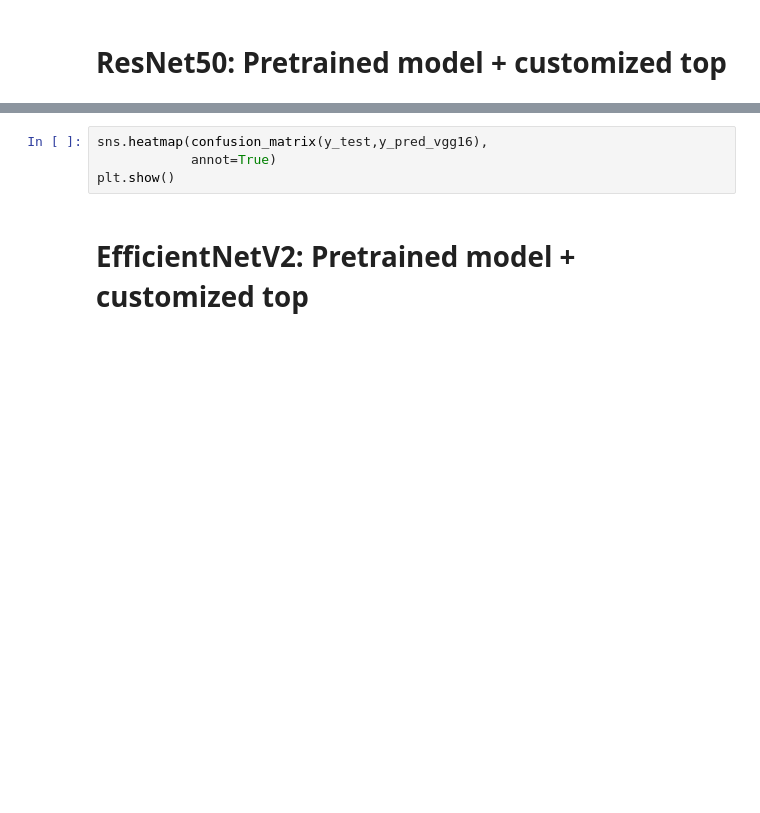
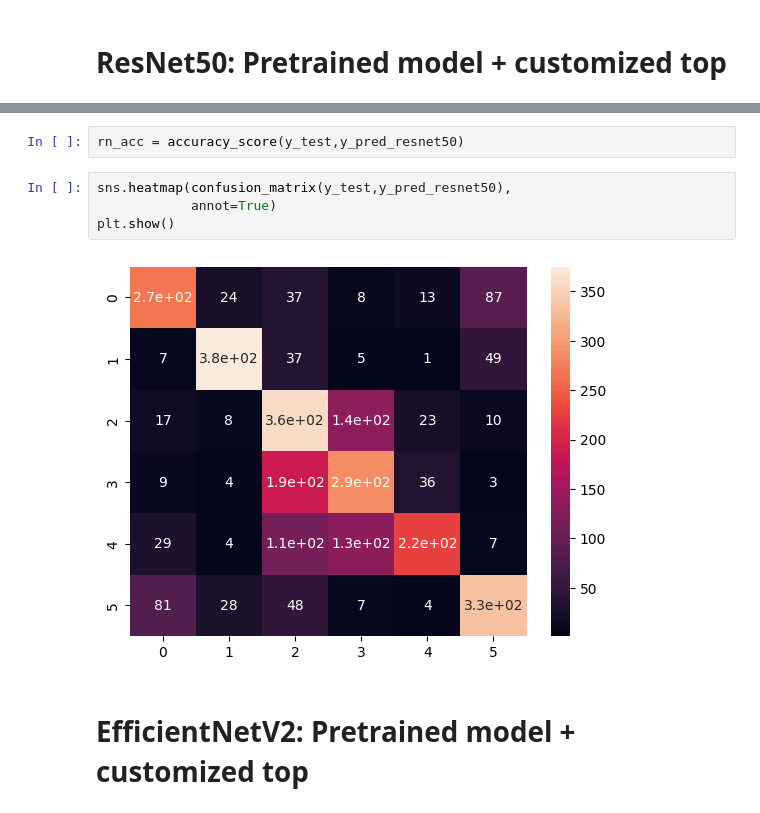
Before and after one commit to lorrespz/Image-Classification-Collection, a Jupyter notebook: natural-scenes-classification-resnet50-others.ipynb, the cells around one changed output, grey strips where cells are left out. Saved outputs shown, nothing was run; the diff lists cells and outputs as text; blank space fills up the shorter version.

```diff
--- a/natural-scenes-classification-resnet50-others.ipynb
+++ b/natural-scenes-classification-resnet50-others.ipynb
@@ -204,6 +224,10 @@ y_pred_resnet50 = np.argmax(pred_resnet50, axis=1)
+# %%
+rn_acc = accuracy_score(y_test,y_pred_resnet50)
 # %%
-sns.heatmap(confusion_matrix(y_test,y_pred_vgg16),
+sns.heatmap(confusion_matrix(y_test,y_pred_resnet50),
             annot=True)
 plt.show()
+# %% [output]
+[figure, added]
 # %% [markdown]
 # EfficientNetV2: Pretrained model + customized top
```
Also changed, not shown: parts of 46 cells of this notebook.
